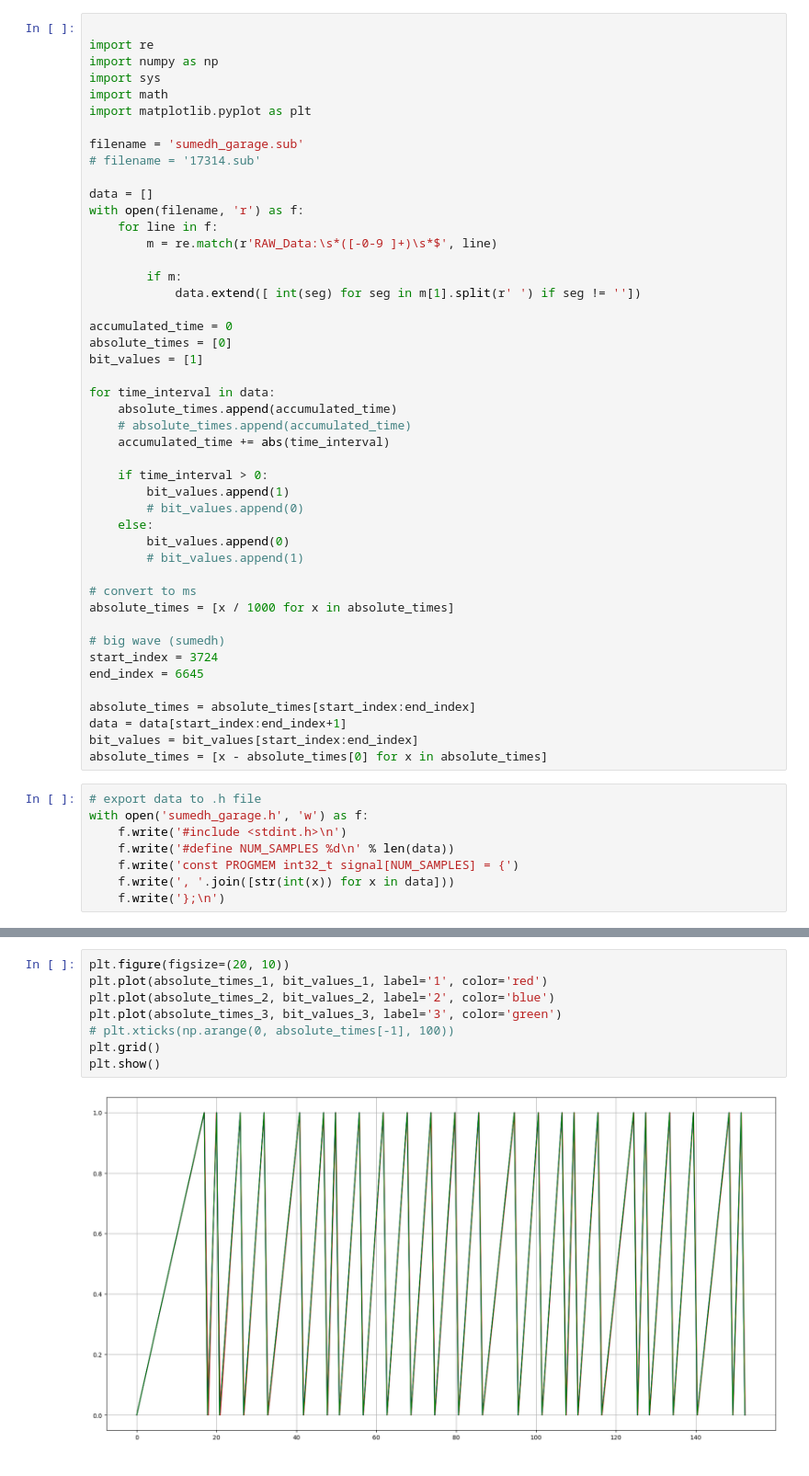
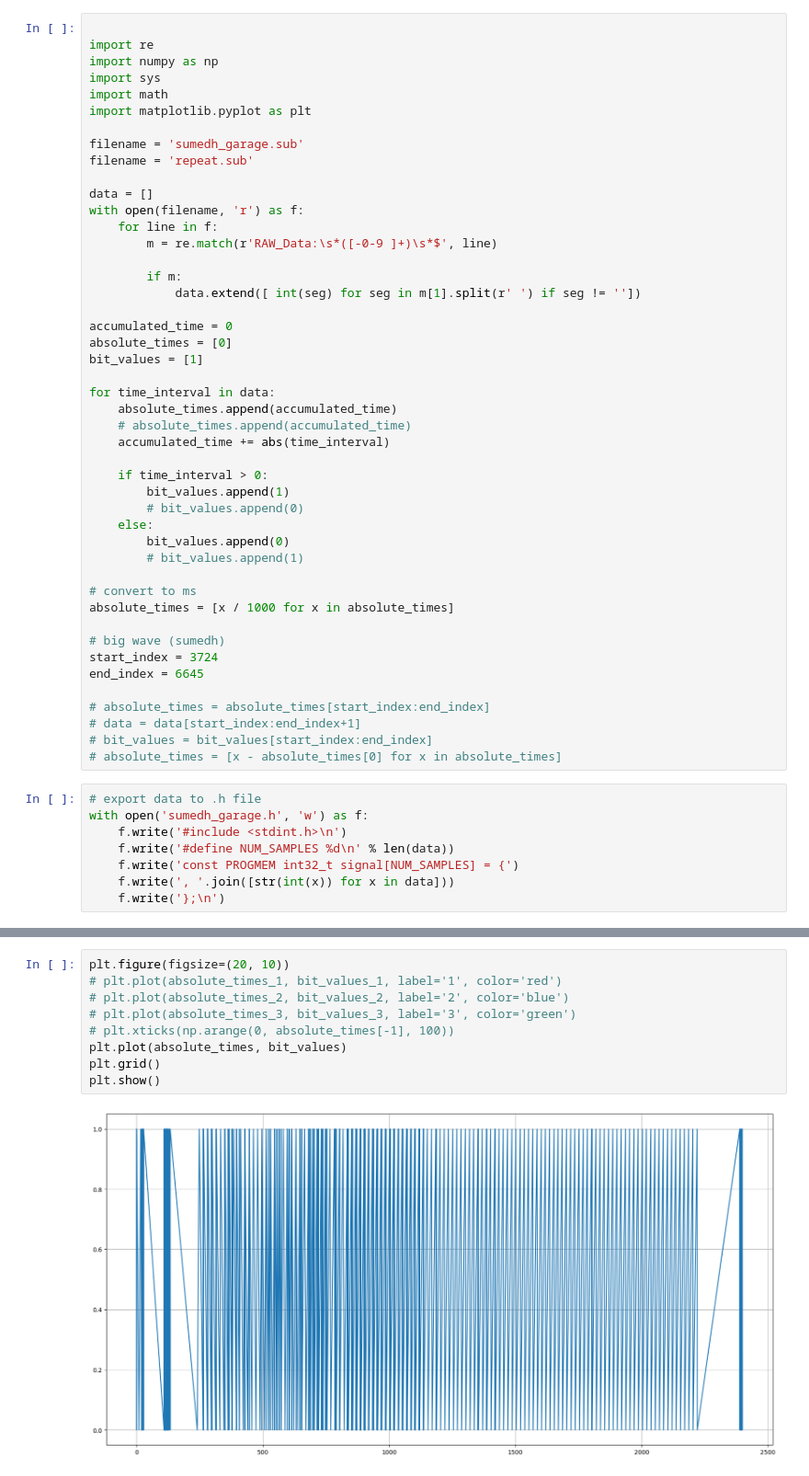
Before and after one commit to alljiang/Flipper-Utils, a Jupyter notebook: subghz_plotter.ipynb, the cells around one changed output, grey strips where cells are left out. Shown at 92% size. Cells and saved outputs as stored; diff of their text form.

```diff
--- a/subghz_plotter.ipynb
+++ b/subghz_plotter.ipynb
@@ -7,7 +7,7 @@ import math
 import matplotlib.pyplot as plt
 
 filename = 'sumedh_garage.sub'
-# filename = '17314.sub'
+filename = 'repeat.sub'
 
 data = []
 with open(filename, 'r') as f:
@@ -40,10 +40,10 @@ absolute_times = [x / 1000 for x in absolute_times]
 start_index = 3724
 end_index = 6645
 
-absolute_times = absolute_times[start_index:end_index]
-data = data[start_index:end_index+1]
-bit_values = bit_values[start_index:end_index]
-absolute_times = [x - absolute_times[0] for x in absolute_times]
+# absolute_times = absolute_times[start_index:end_index]
+# data = data[start_index:end_index+1]
+# bit_values = bit_values[start_index:end_index]
+# absolute_times = [x - absolute_times[0] for x in absolute_times]
 # %%
 # export data to .h file
 with open('sumedh_garage.h', 'w') as f:
@@ -100,10 +108,11 @@ absolute_times_3 = [x - absolute_times_3[0] for x in absolute_times_3]
 # %%
 plt.figure(figsize=(20, 10))
-plt.plot(absolute_times_1, bit_values_1, label='1', color='red')
-plt.plot(absolute_times_2, bit_values_2, label='2', color='blue')
-plt.plot(absolute_times_3, bit_values_3, label='3', color='green')
+# plt.plot(absolute_times_1, bit_values_1, label='1', color='red')
+# plt.plot(absolute_times_2, bit_values_2, label='2', color='blue')
+# plt.plot(absolute_times_3, bit_values_3, label='3', color='green')
 # plt.xticks(np.arange(0, absolute_times[-1], 100))
+plt.plot(absolute_times, bit_values)
 plt.grid()
 plt.show()
 # %% [output]
-[figure, old version]
+[figure, new version]
```
Also changed, not shown: parts of 4 cells of this notebook, 2 other files.
